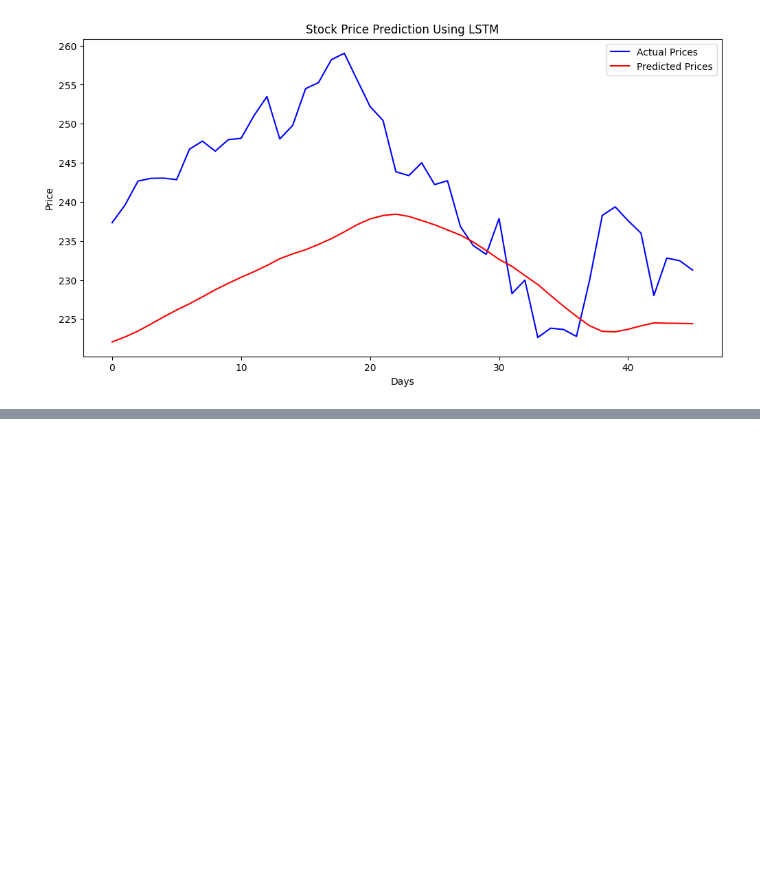
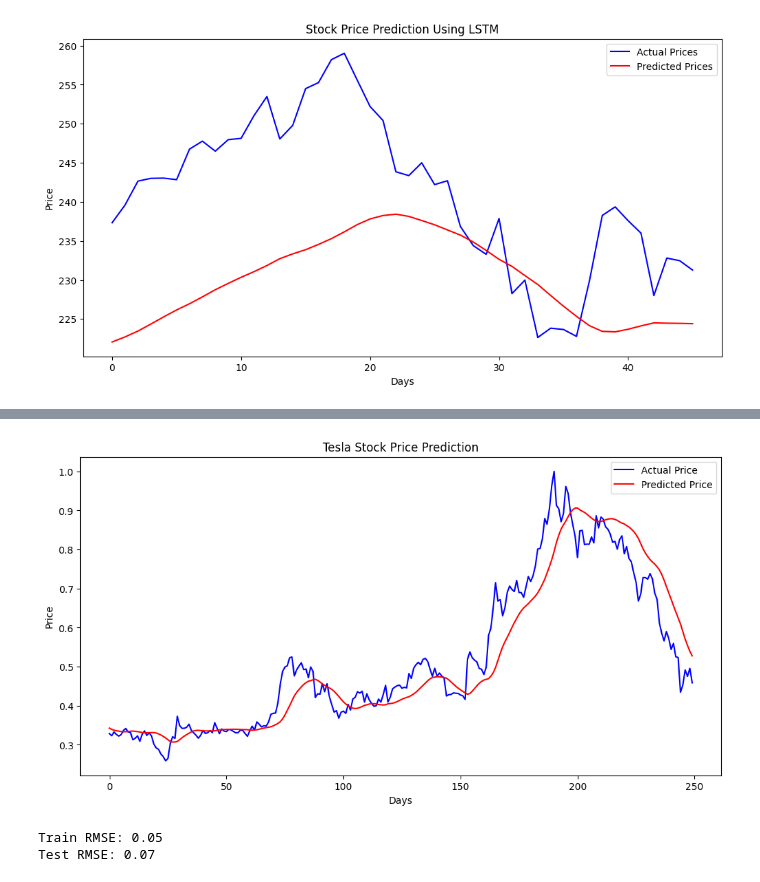
Before and after one commit to kenny1208/quantitative_system, a Jupyter notebook: LSTM.ipynb, the cells around one changed output, grey strips where cells are left out. Cells and saved outputs as stored; diff of their text form; code cells hidden in the pictures; blank space fills up the shorter version.

```diff
--- a/LSTM.ipynb
+++ b/LSTM.ipynb
@@ -150,0 +172,7 @@ plt.show()
+# %%
+from sklearn.preprocessing import MinMaxScaler
+import torch
+import torch.nn as nn
+
+scaler = MinMaxScaler(feature_range=(0, 1))
+data['Close'] = scaler.fit_transform(data[['Close']])
@@ -150,0 +228,17 @@ plt.show()
+# %%
+num_epochs = 100
+for epoch in range(num_epochs):
+    model.train()
+    outputs = model(X_train_tensor)
+    optimizer.zero_grad()
+    loss = criterion(outputs.squeeze(), y_train_tensor)
+    loss.backward()
+    optimizer.step()
+
+    if (epoch+1) % 10 == 0:
+        # 在測試集上評估
+        model.eval()
+        with torch.no_grad():
+            test_outputs = model(X_test_tensor)
+            test_loss = criterion(test_outputs.squeeze(), y_test_tensor)
+        print(f'Epoch {epoch+1}/{num_epochs}, Loss: {loss.item():.4f}, Test Loss: {test_loss.item():.4f}')
@@ -150,0 +256,32 @@ plt.show()
+# %%
+model.eval()
+with torch.no_grad():
+    train_predict = model(X_train_tensor).cpu().numpy()
+    test_predict = model(X_test_tensor).cpu().numpy()
+
+train_predict = scaler.inverse_transform(train_predict)
+y_train_actual = scaler.inverse_transform(y_train.reshape(-1, 1))
+test_predict = scaler.inverse_transform(test_predict)
+y_test_actual = scaler.inverse_transform(y_test_tensor.cpu().numpy().reshape(-1, 1))
+
+plt.figure(figsize=(12, 6))
+plt.plot(y_test_actual, label='Actual Price', color='blue')
+plt.plot(test_predict, label='Predicted Price', color='red')
+plt.title('Tesla Stock Price Prediction')
+plt.xlabel('Days')
+plt.ylabel('Price')
+plt.legend()
+plt.show()
+# %% [output]
+[figure, added]
+# %%
+from sklearn.metrics import mean_squared_error
+
+train_rmse = np.sqrt(mean_squared_error(y_train_actual, train_predict))
+test_rmse = np.sqrt(mean_squared_error(y_test_actual, test_predict))
+
+print(f'Train RMSE: {train_rmse:.2f}')
+print(f'Test RMSE: {test_rmse:.2f}')
+# %% [output]
+Train RMSE: 0.05
+Test RMSE: 0.07
```
Also changed, not shown: parts of 5 cells of this notebook.
